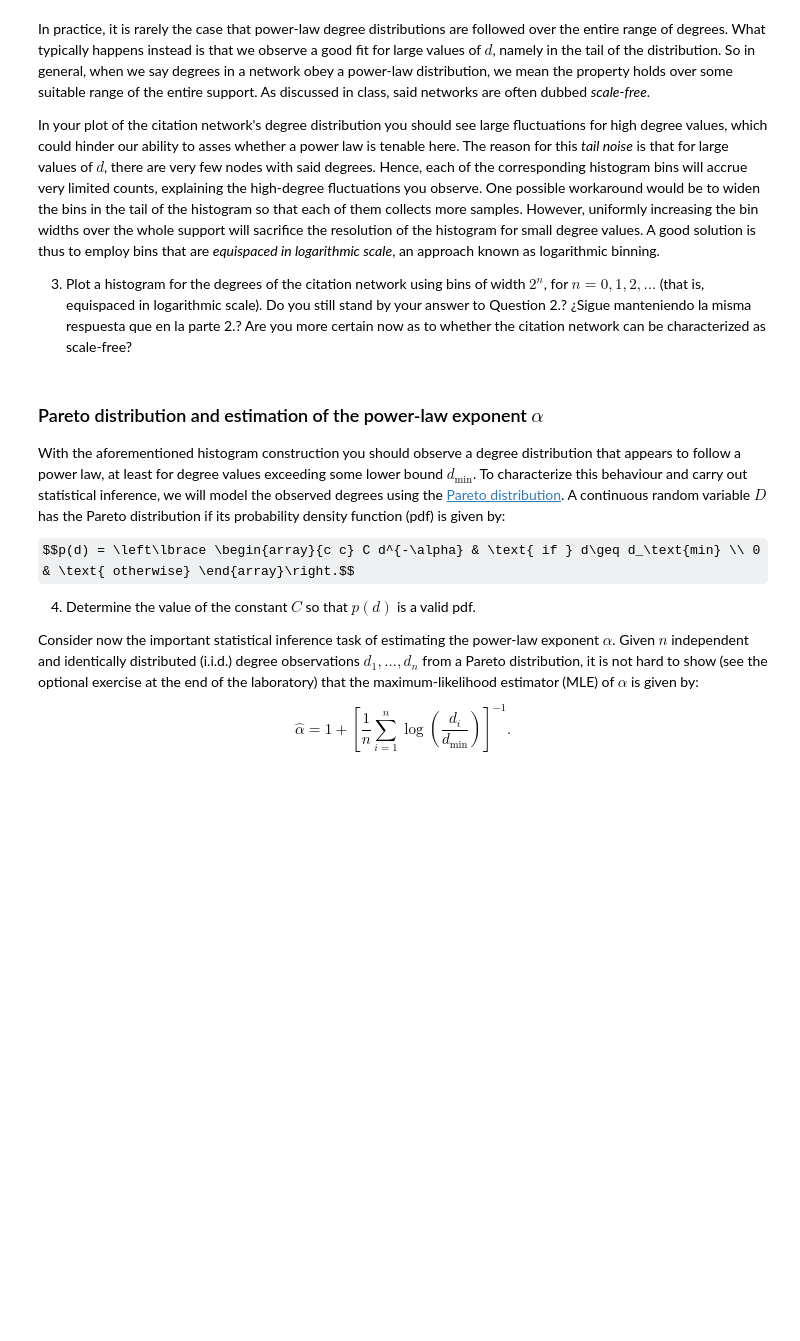
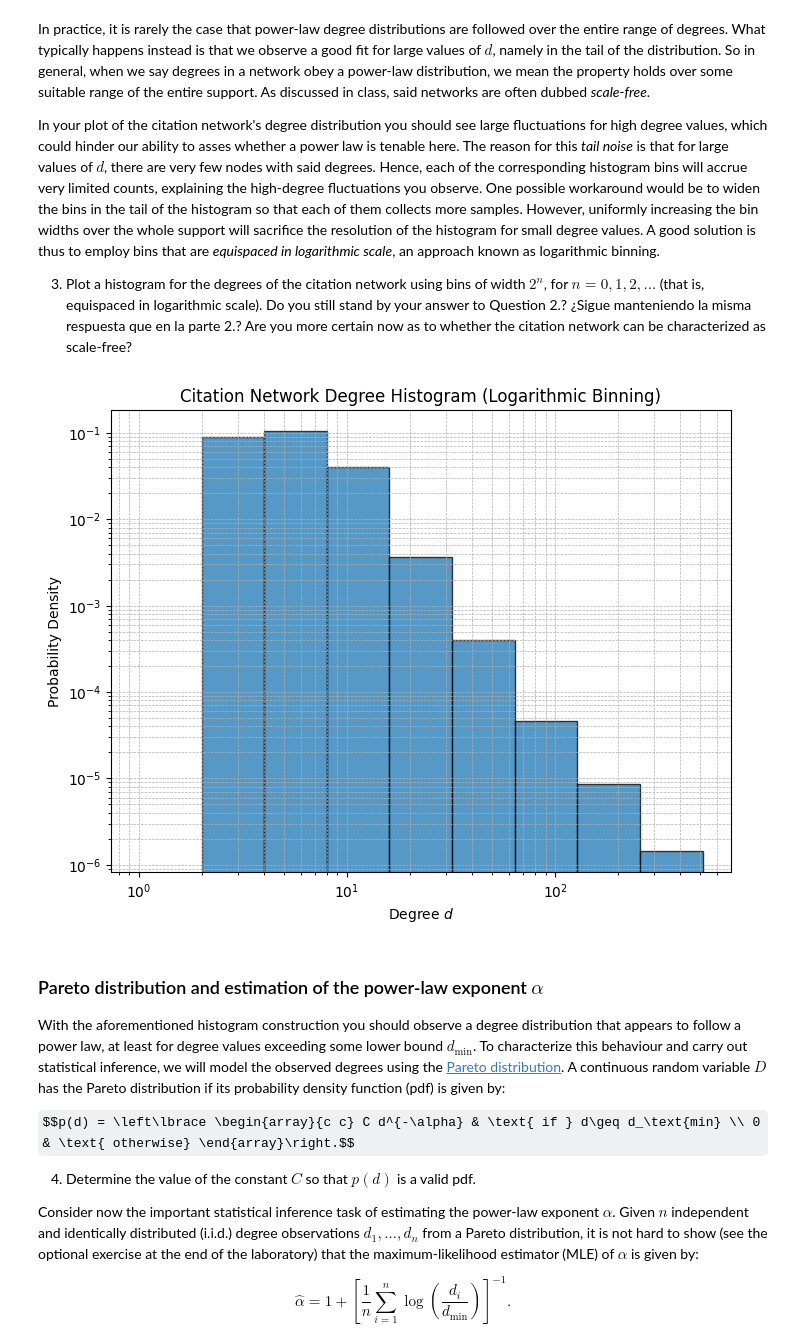
Before and after one commit to donkhoanguyen/csc_402, a Jupyter notebook: lab2/Lab2_ECE442.ipynb, the cells around one changed output. Cells and saved outputs as stored; diff of their text form; code cells hidden in the pictures; some formulas as TeX source; blank space fills up the shorter version.

```diff
--- a/lab2/Lab2_ECE442.ipynb
+++ b/lab2/Lab2_ECE442.ipynb
@@ -136,3 +179,41 @@ In your plot of the citation network's degree distribution you should see large
+# %%
+# TODO: plot a histogram for the degrees of the citation network using
+# using logarithmic binning
+
+############# your code here #############
+# Compute the min and max degree for binning
+min_deg = deg_sequence.min()
+max_deg = deg_sequence.max()
+
+# Generate bin edges: 2^n up to at least the max degree
+bins = []
+n = 0
+while 2**n <= max_deg:
+    bins.append(2**n)
+    n += 1
+# Make sure the last bin edge is above max_deg
+if bins[-1] < max_deg + 1:
+    bins.append(2**n)
+
+# Plot histogram with logarithmic bins
+plt.figure(figsize=(8, 6))
+hist, bin_edges, patches = plt.hist(
+    deg_sequence,
+    bins=bins,
+    density=True,
+    alpha=0.75,
+    edgecolor='black'
+)
+plt.xscale('log')
+plt.yscale('log')
+plt.xlabel('Degree $d$')
+plt.ylabel('Probability Density')
+plt.title('Citation Network Degree Histogram (Logarithmic Binning)')
+plt.grid(True, which='both', ls='--', linewidth=0.5)
+plt.show()
+#########################################
+# %% [output]
+[figure, added]
 # %% [markdown]
 ### Pareto distribution and estimation of the power-law exponent $\alpha$
 With the aforementioned histogram construction you should observe a degree distribution that appears to follow a power law, at least for degree values exceeding some lower bound $d_\text{min}$. To characterize this behaviour and carry out statistical inference, we will model the observed degrees using the [Pareto distribution](https://en.wikipedia.org/wiki/Pareto_distribution). A continuous random variable $D$ has the Pareto distribution if its probability density function (pdf) is given by:
```
Also changed, not shown: parts of 34 cells of this notebook, 18 other files.
